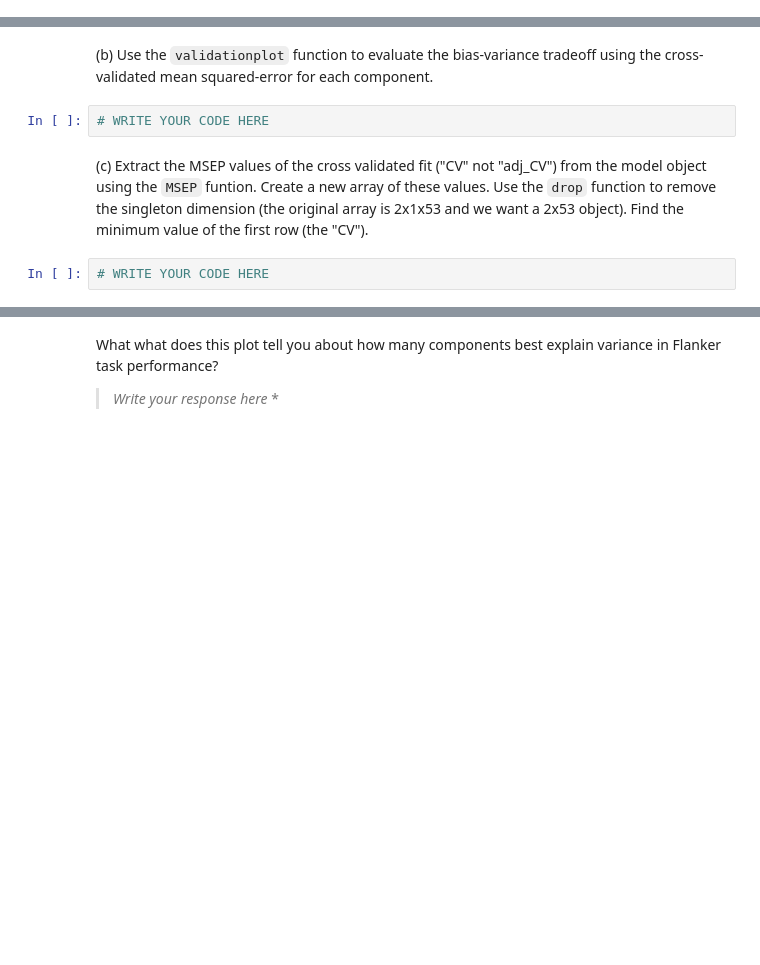
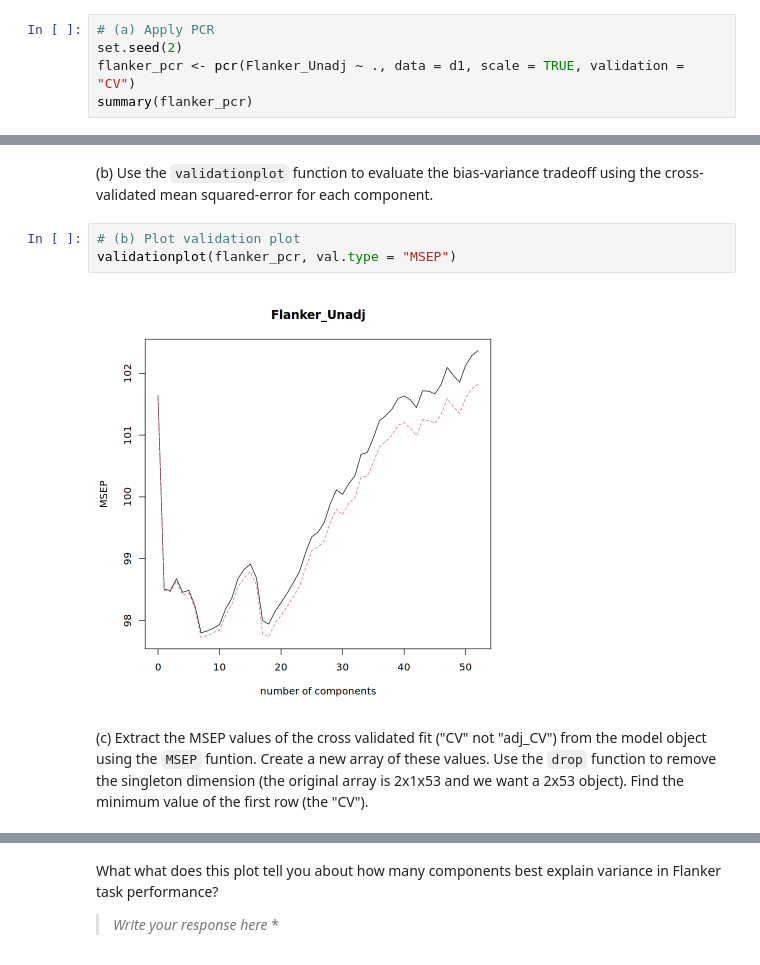
Before and after one commit to cnsimmons/Simmons_DSPN_S25, a Jupyter notebook: ExerciseSubmissions/ex18_principal-component-methods.ipynb, the cells around one changed output, grey strips where cells are left out. Saved outputs shown, nothing was run; the diff lists cells and outputs as text; blank space fills up the shorter version.

```diff
--- a/ExerciseSubmissions/ex18_principal-component-methods.ipynb
+++ b/ExerciseSubmissions/ex18_principal-component-methods.ipynb
@@ -84,0 +157,5 @@ Hint: If you receive an error applying the "scale=TRUE" flag, then you likely st
+# %%
+# (a) Apply PCR
+set.seed(2)
+flanker_pcr <- pcr(Flanker_Unadj ~ ., data = d1, scale = TRUE, validation = "CV")
+summary(flanker_pcr)
@@ -85,8 +180,9 @@ Hint: If you receive an error applying the "scale=TRUE" flag, then you likely st
 # %% [markdown]
 (b) Use the `validationplot` function to evaluate the bias-variance tradeoff using the cross-validated mean squared-error for each component.
-# %%
-# WRITE YOUR CODE HERE
+# %%
+# (b) Plot validation plot
+validationplot(flanker_pcr, val.type = "MSEP")
+# %% [output]
+[figure, added]
 # %% [markdown]
 (c) Extract the MSEP values of the cross validated fit ("CV" not "adj_CV") from the model object using the `MSEP` funtion. Create a new array of these values. Use the `drop` function to remove the singleton dimension (the original array is 2x1x53 and we want a 2x53 object). Find the minimum value of the first row (the "CV").
-# %%
-# WRITE YOUR CODE HERE
```
Also changed, not shown: parts of 19 cells of this notebook.
